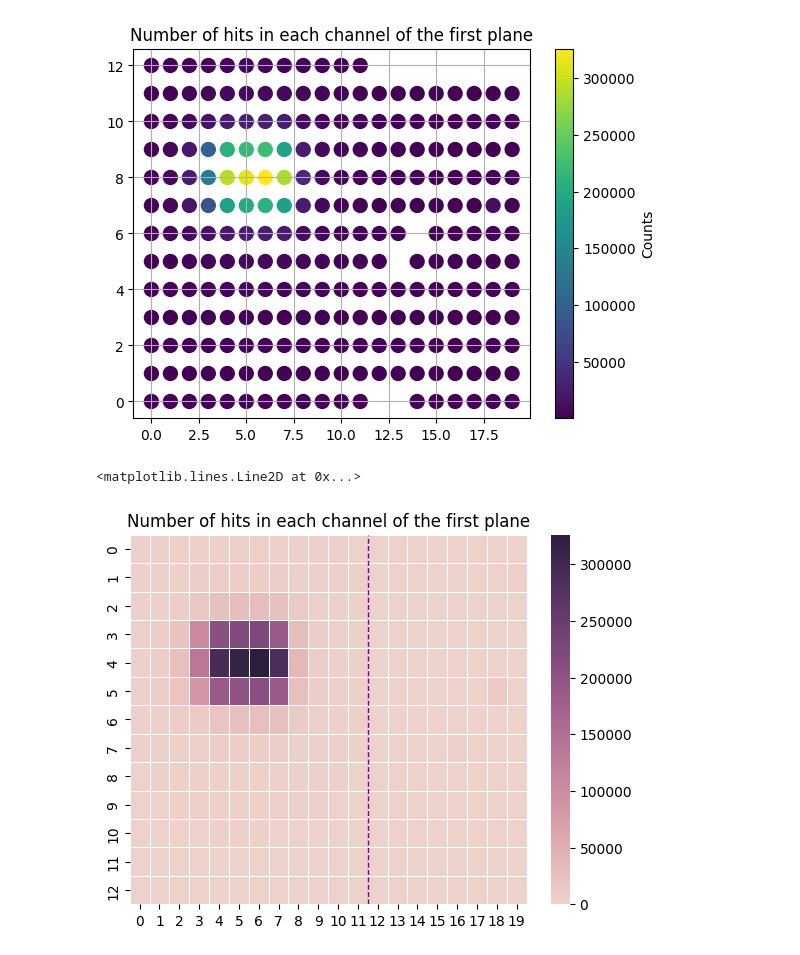
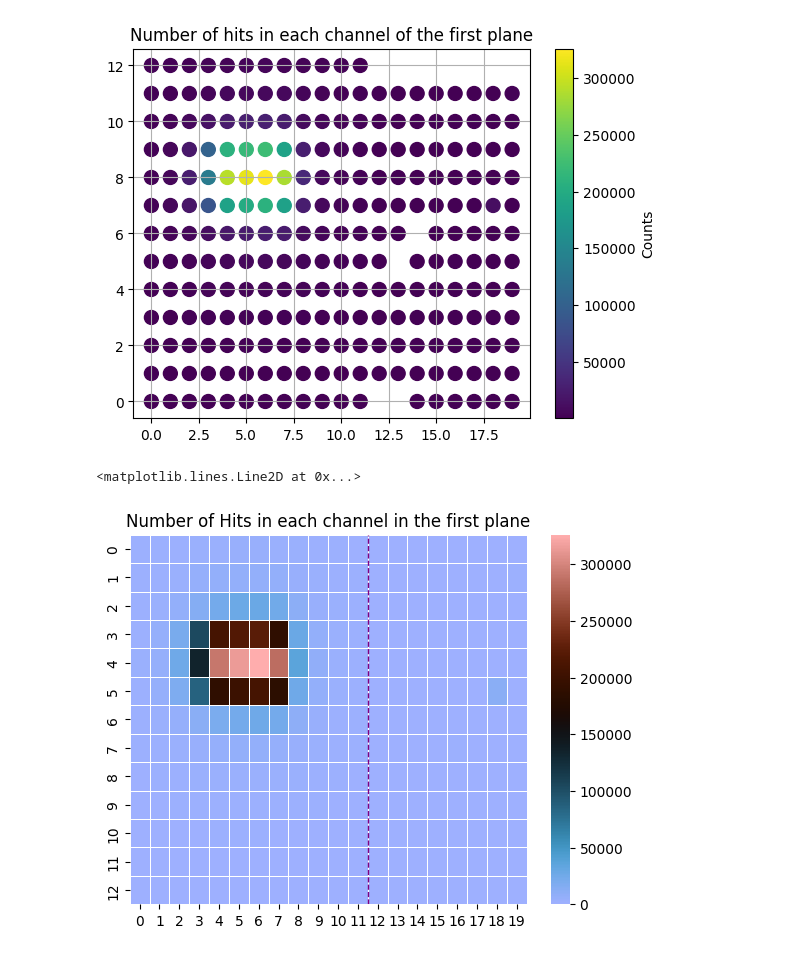
Before and after one commit to Ben-David-Ben/F-Cal-TB-Project, a Jupyter notebook: TB2025_Gap.ipynb, the cells around one changed output. Cells and saved outputs as stored; diff of their text form; code cells hidden in the pictures.

```diff
--- a/TB2025_Gap.ipynb
+++ b/TB2025_Gap.ipynb
@@ -144,16 +143,17 @@ plt.show()
 # %%
 # convert the data into a matrix of 12x20
 counts_matrix = np.zeros((13, 20))
 for i in range(len(unique_points)):
     q = plane_7_ch_2d[0][i] # quotinent
     r = plane_7_ch_2d[1][i] # remainder
     counts_matrix[-1-q][r] = counts[i]
 
 
 task = [0,1,2,3,4,5,6,7,8,9,10,11,0,1,2,3,4,5,6,7]
-seaborn.heatmap(counts_matrix, cmap=seaborn.cubehelix_palette(as_cmap=True), linewidths=0.5)
+# seaborn.heatmap(counts_matrix, cmap=seaborn.cubehelix_palette(as_cmap=True), linewidths=0.5)
+seaborn.heatmap(counts_matrix, cmap="berlin", linewidths=0.5)
 plt.title('Number of Hits in each channel in the first plane')
 plt.axvline(x=12, color='purple', linestyle='--', linewidth=1)
 # %% [output]
 <matplotlib.lines.Line2D at 0x...>
-[figure, old version]
+[figure, new version]
```
Also changed, not shown: parts of 1 cell of this notebook.
